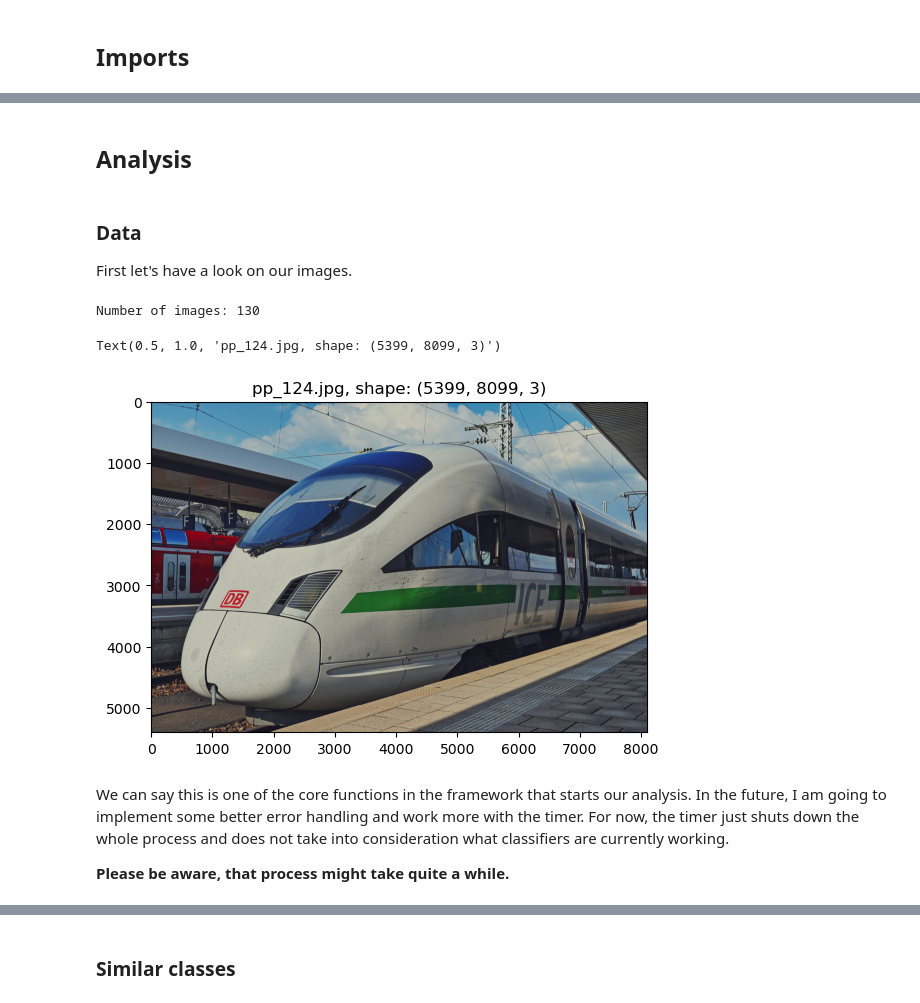
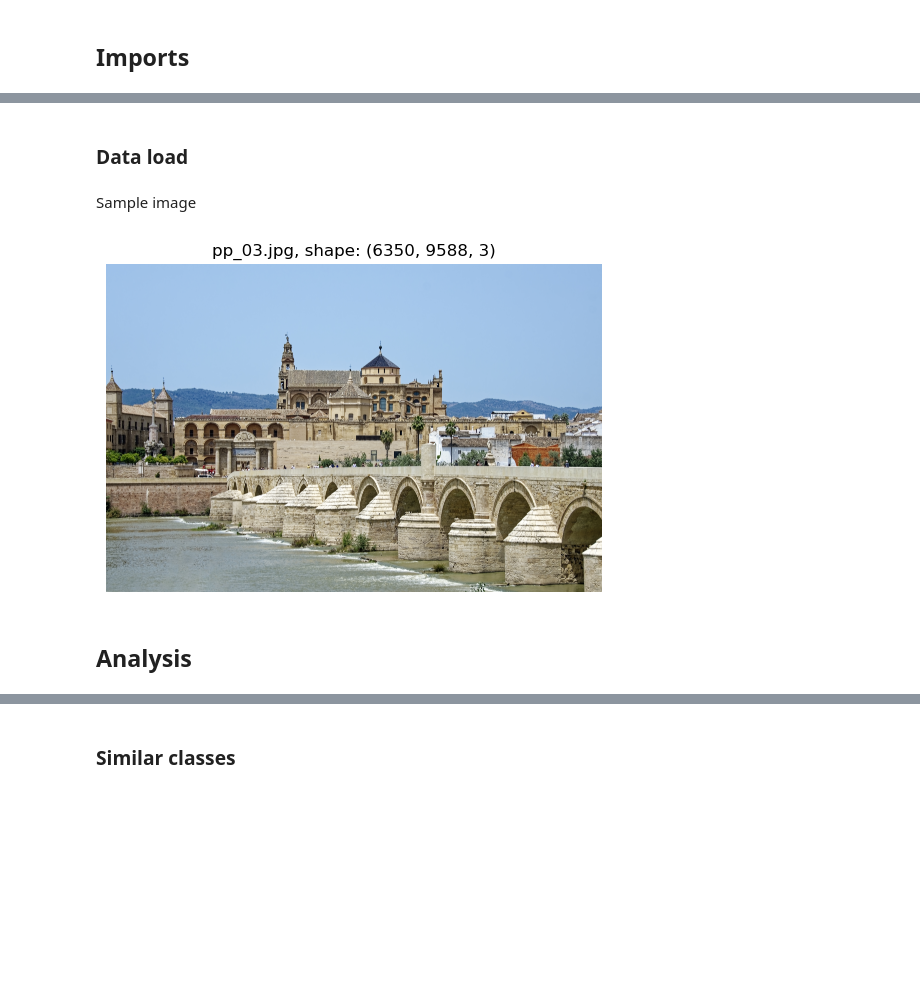
Before and after one commit to Todmount/wicca, a Jupyter notebook: demo.ipynb, the cells around one changed output, grey strips where cells are left out. Saved outputs shown, nothing was run; the diff lists cells and outputs as text; code cells hidden in the pictures; blank space fills up the shorter version.

```diff
--- a/demo.ipynb
+++ b/demo.ipynb
@@ -43,27 +94,19 @@ classifiers = {
+# %% [markdown]
+### Data load
+# %% [markdown]
+Sample image
+# %%
+path = Path('data/orig')
+list_dir = [f.name for f in path.iterdir()]
+
+idx = list_dir[2]
+sample = load_image(f'{path}/{idx}')
+
+plt.imshow(sample)
+plt.axis('off')
+plt.title(f'{idx}, shape: {sample.shape}')
+plt.show()
+# %% [output]
+[figure, added]
 # %% [markdown]
 ## Analysis
-# %% [markdown]
-### Data
-First let's have a look on our images.
-# %%
-path = 'data/orig'
-list_dir = os.listdir(path)
-print('Number of images:', len(list_dir))
-
-# Sample
-index = 35
-
-name = list_dir[index]
-sample = load_image(f'{path}/{name}')
-
-plt.imshow(sample)
-plt.title(f'{name}, shape: {sample.shape}')
-# %% [output]
-Number of images: 130
-Text(0.5, 1.0, 'pp_124.jpg, shape: (5399, 8099, 3)')
-[figure, removed]
-# %% [markdown]
-We can say this is one of the core functions in the framework that starts our analysis.
-In the future, I am going to implement some better error handling and work more with the timer. For now, the timer just shuts down the whole process and does not take into consideration what classifiers are currently working.
-
-**Please be aware, that process might take quite a while.**
```
Also changed, not shown: parts of 63 cells of this notebook.
